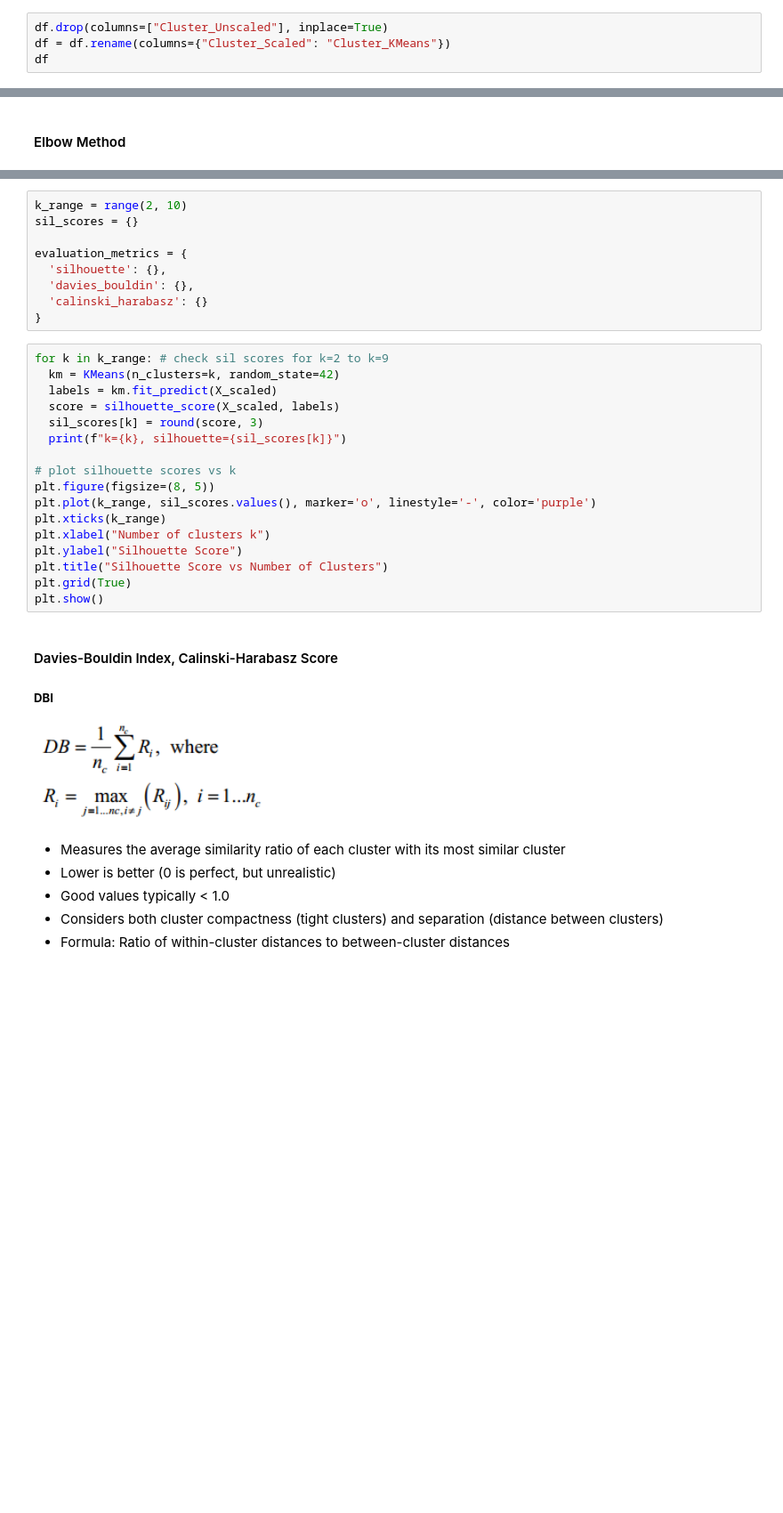
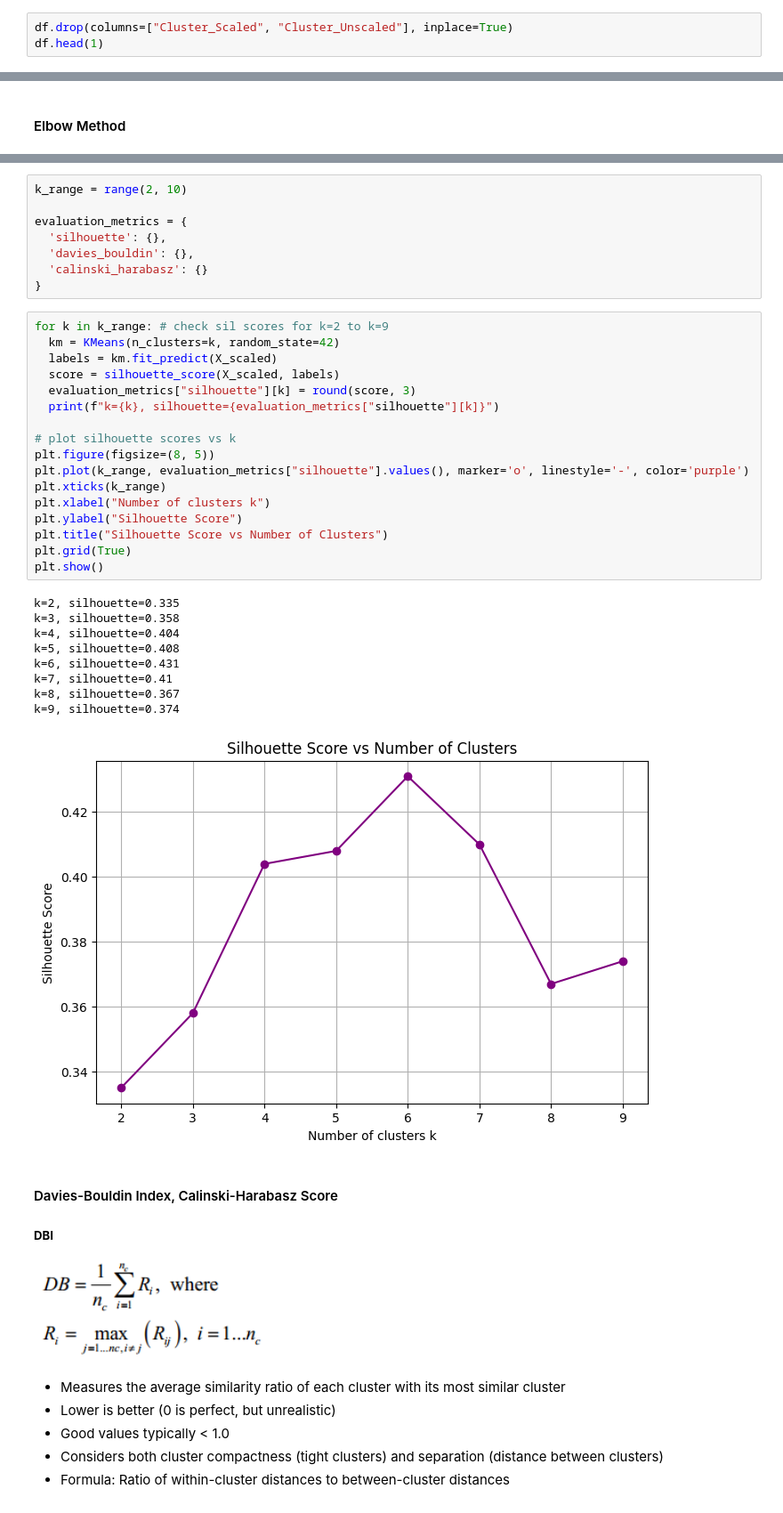
Before and after one commit to lokejer/AIML-clustering-timeseries, a Jupyter notebook: p2510707_CA2_PartA_JeromeLoke.ipynb, the cells around one changed output, grey strips where cells are left out. Shown at 89% size. Cells and saved outputs as stored; diff of their text form; blank space fills up the shorter version.

Commit message:
show outputs for draft3, fix incorrect use of k=5 cluster for comparison between KMeans and Agglom. Clustering
- Added more comprehensive markdowns to clustering algorithms section

```diff
--- a/p2510707_CA2_PartA_JeromeLoke.ipynb
+++ b/p2510707_CA2_PartA_JeromeLoke.ipynb
@@ -725,4 +837,3 @@ plt.show()
 # %%
-df.drop(columns=["Cluster_Unscaled"], inplace=True)
-df = df.rename(columns={"Cluster_Scaled": "Cluster_KMeans"})
-df
+df.drop(columns=["Cluster_Scaled", "Cluster_Unscaled"], inplace=True)
+df.head(1)
@@ -864,7 +1003,6 @@ a(i) = average distance to points in the same cluster
 b(i) = average distance to points in the nearest other cluster
 # %%
 k_range = range(2, 10)
-sil_scores = {}
 
 evaluation_metrics = {
   'silhouette': {},
@@ -874,20 +1012,30 @@ evaluation_metrics = {
 # %%
 for k in k_range: # check sil scores for k=2 to k=9
   km = KMeans(n_clusters=k, random_state=42)
   labels = km.fit_predict(X_scaled)
   score = silhouette_score(X_scaled, labels)
-  sil_scores[k] = round(score, 3)
-  print(f"k={k}, silhouette={sil_scores[k]}")
+  evaluation_metrics["silhouette"][k] = round(score, 3)
+  print(f"k={k}, silhouette={evaluation_metrics["silhouette"][k]}")
 
 # plot silhouette scores vs k
 plt.figure(figsize=(8, 5))
-plt.plot(k_range, sil_scores.values(), marker='o', linestyle='-', color='purple')
+plt.plot(k_range, evaluation_metrics["silhouette"].values(), marker='o', linestyle='-', color='purple')
 plt.xticks(k_range)
 plt.xlabel("Number of clusters k")
 plt.ylabel("Silhouette Score")
 plt.title("Silhouette Score vs Number of Clusters")
 plt.grid(True)
 plt.show()
+# %% [output]
+k=2, silhouette=0.335
+k=3, silhouette=0.358
+k=4, silhouette=0.404
+k=5, silhouette=0.408
+k=6, silhouette=0.431
+k=7, silhouette=0.41
+k=8, silhouette=0.367
+k=9, silhouette=0.374
+[figure, added]
 # %% [markdown]
 #### Davies-Bouldin Index, Calinski-Harabasz Score
 
```
Also changed, not shown: parts of 49 cells of this notebook.
